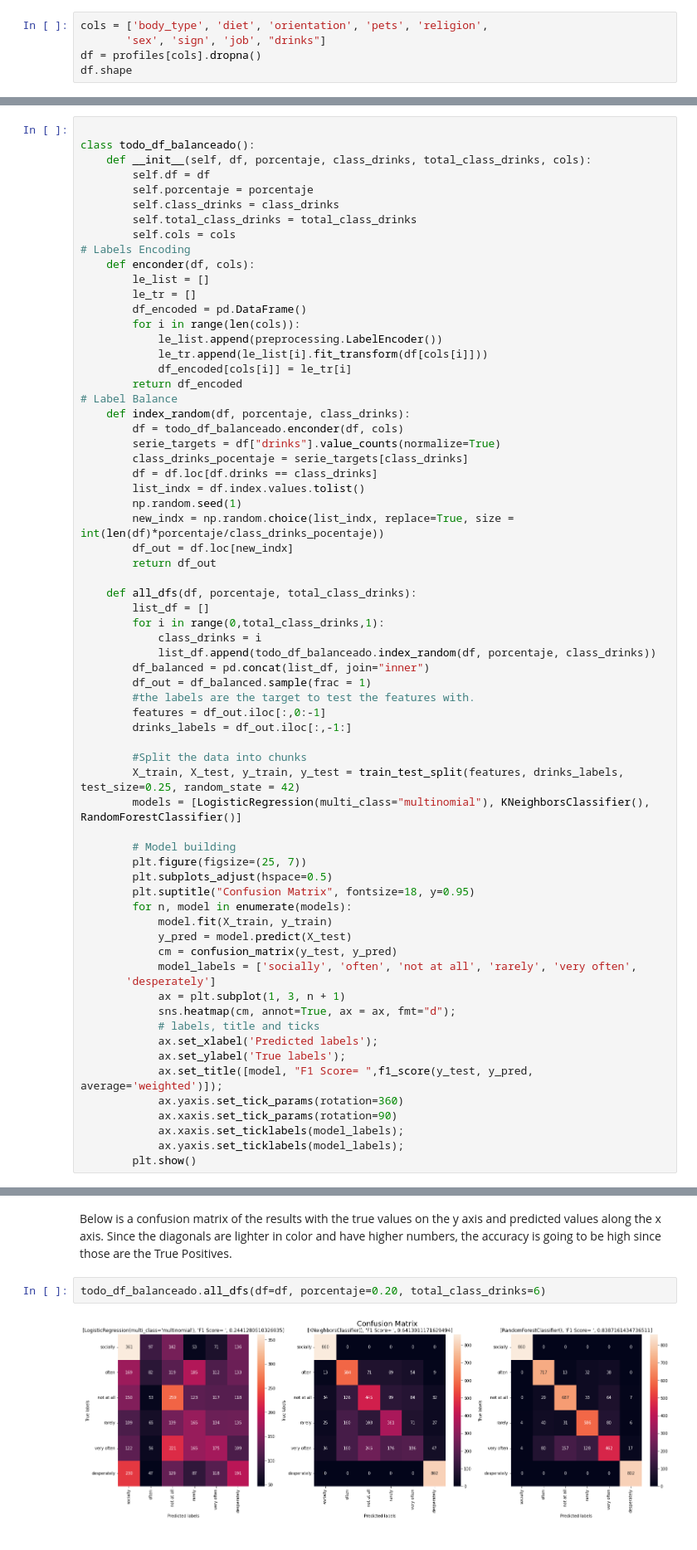
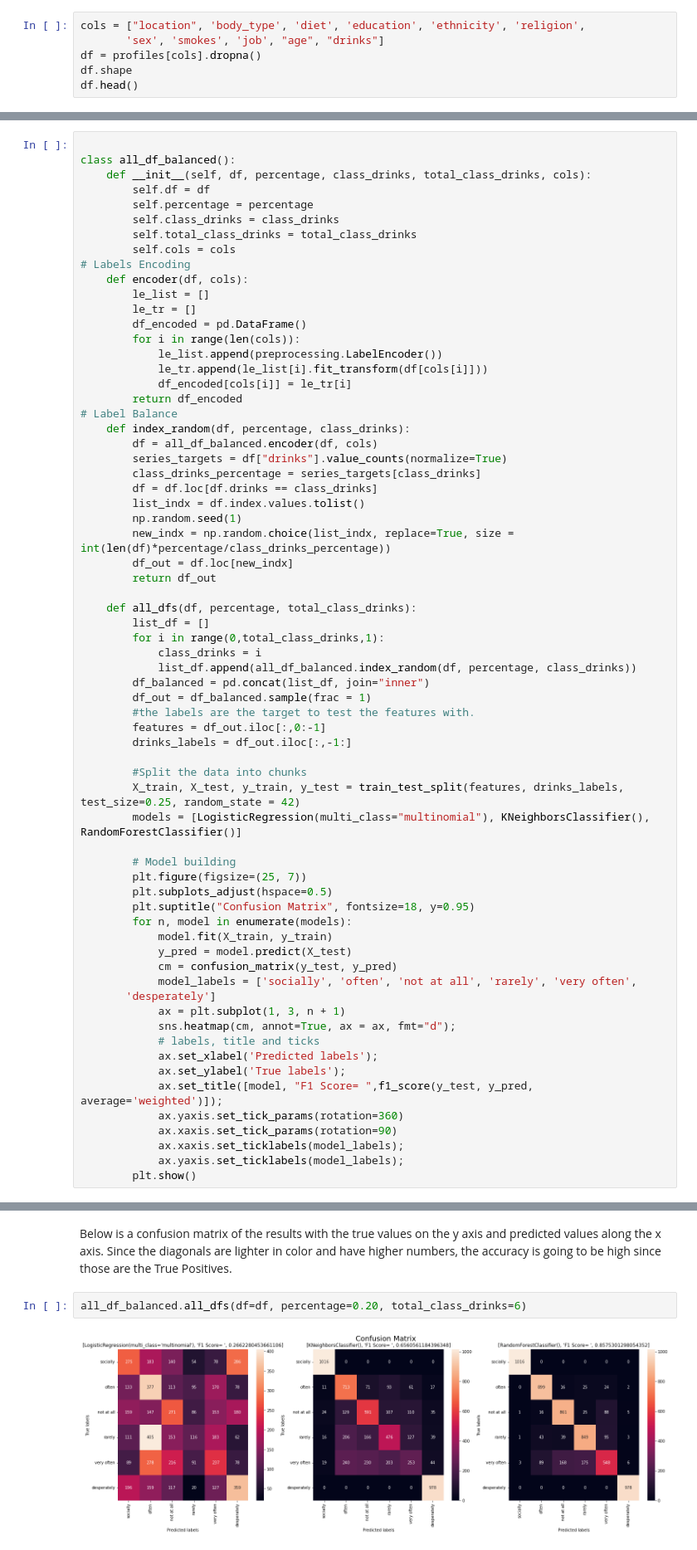
Before and after one commit to MestreD/OKCupid_Date_A_Scientist_Starter, a Jupyter notebook: date-a-scientist_final.ipynb, the cells around one changed output, grey strips where cells are left out. Shown at 83% size. Saved outputs shown, nothing was run; the diff lists cells and outputs as text.

```diff
--- a/date-a-scientist_final.ipynb
+++ b/date-a-scientist_final.ipynb
@@ -385,8 +386,9 @@ The data for the model is going to be a subset of the variables. The variables w
 
 Here na values are dropped to create a fully complete data set.
 # %%
-cols = ['body_type', 'diet', 'orientation', 'pets', 'religion',
-       'sex', 'sign', 'job', "drinks"]
+cols = ["location", 'body_type', 'diet', 'education', 'ethnicity', 'religion',
+       'sex', 'smokes', 'job', "age", "drinks"]
 df = profiles[cols].dropna()
 df.shape
+df.head()
 # %% [output]
@@ -406,15 +413,15 @@ Next the data needs to be split into train and validation sets. In this split 25
 Now it's time to create some models, here is a list of [Multi class models](https://scikit-learn.org/stable/modules/multiclass.html) available in scikit learn. For this project three common algorithms will be used to make predictions.
 # %%
 
-class todo_df_balanceado():
-    def __init__(self, df, porcentaje, class_drinks, total_class_drinks, cols):
+class all_df_balanced():
+    def __init__(self, df, percentage, class_drinks, total_class_drinks, cols):
         self.df = df
-        self.porcentaje = porcentaje
+        self.percentage = percentage
         self.class_drinks = class_drinks
         self.total_class_drinks = total_class_drinks
         self.cols = cols
 # Labels Encoding
-    def enconder(df, cols):
+    def encoder(df, cols):
         le_list = []
         le_tr = []
         df_encoded = pd.DataFrame()
@@ -424,22 +431,22 @@ class todo_df_balanceado():
             df_encoded[cols[i]] = le_tr[i]
         return df_encoded
 # Label Balance
-    def index_random(df, porcentaje, class_drinks):
-        df = todo_df_balanceado.enconder(df, cols)
-        serie_targets = df["drinks"].value_counts(normalize=True)
-        class_drinks_pocentaje = serie_targets[class_drinks]
+    def index_random(df, percentage, class_drinks):
+        df = all_df_balanced.encoder(df, cols)
+        series_targets = df["drinks"].value_counts(normalize=True)
+        class_drinks_percentage = series_targets[class_drinks]
         df = df.loc[df.drinks == class_drinks]
         list_indx = df.index.values.tolist()
         np.random.seed(1)
-        new_indx = np.random.choice(list_indx, replace=True, size = int(len(df)*porcentaje/class_drinks_pocentaje))
+        new_indx = np.random.choice(list_indx, replace=True, size = int(len(df)*percentage/class_drinks_percentage))
         df_out = df.loc[new_indx]
         return df_out
 
-    def all_dfs(df, porcentaje, total_class_drinks):
+    def all_dfs(df, percentage, total_class_drinks):
         list_df = []
         for i in range(0,total_class_drinks,1):
             class_drinks = i
-            list_df.append(todo_df_balanceado.index_random(df, porcentaje, class_drinks))
+            list_df.append(all_df_balanced.index_random(df, percentage, class_drinks))
         df_balanced = pd.concat(list_df, join="inner")
         df_out = df_balanced.sample(frac = 1)
         #the labels are the target to test the features with.
@@ -488,6 +495,6 @@ here is a quick description of the metrics:
 # %% [markdown]
 Below is a confusion matrix of the results with the true values on the y axis and predicted values along the x axis. Since the diagonals are lighter in color and have higher numbers, the accuracy is going to be high since those are the True Positives.
 # %%
-todo_df_balanceado.all_dfs(df=df, porcentaje=0.20, total_class_drinks=6)
+all_df_balanced.all_dfs(df=df, percentage=0.20, total_class_drinks=6)
 # %% [output]
-[figure, old version]
+[figure, new version]
```
Also changed, not shown: parts of 7 cells of this notebook.
